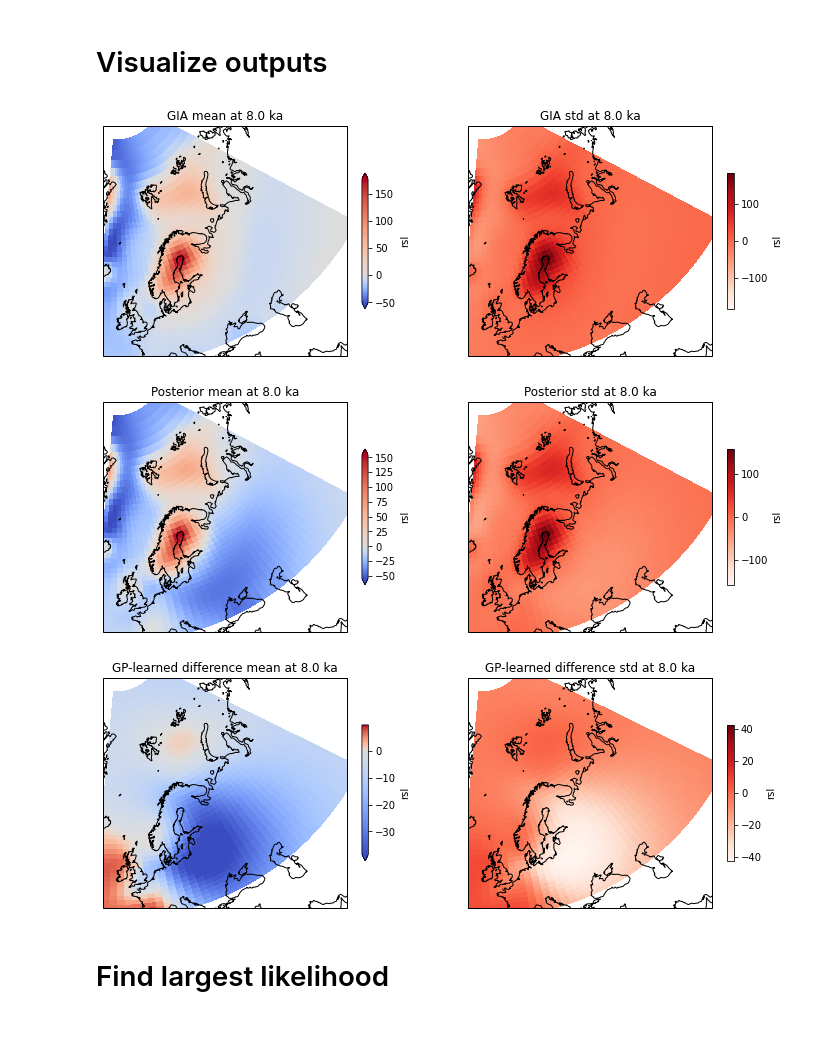
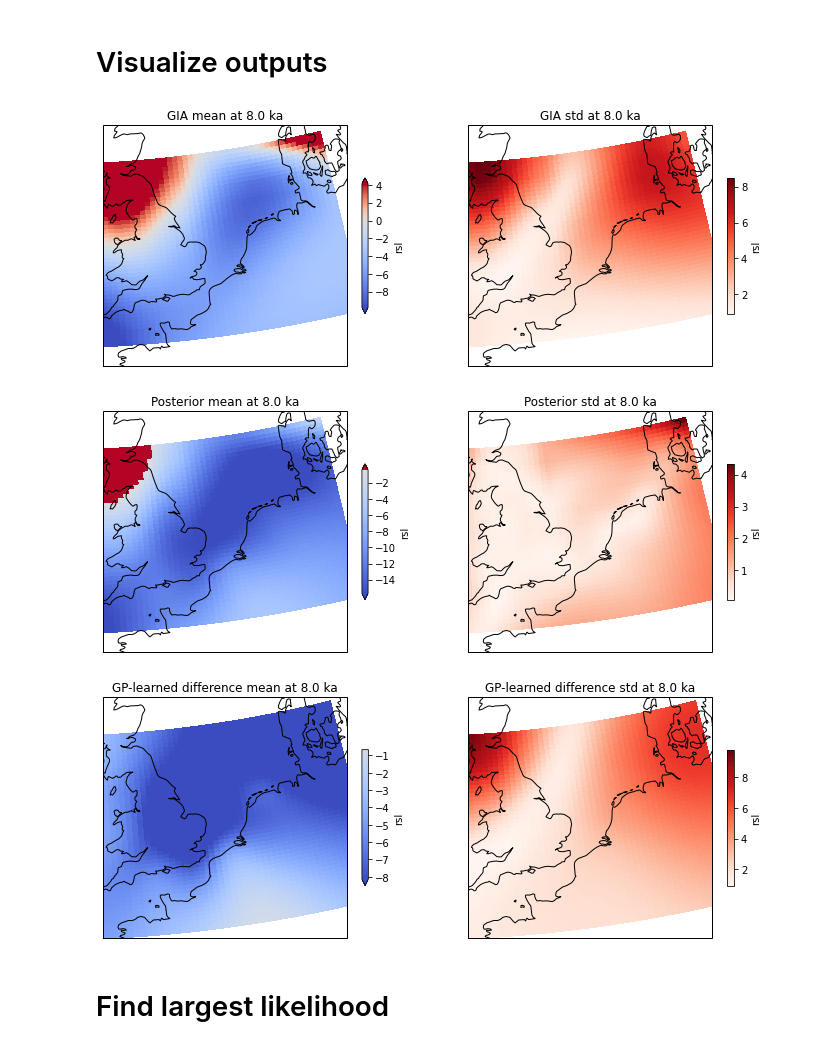
Before and after one commit to rcameronc/EU_LIG, a Jupyter notebook: rcc_notebooks/eu_lig_rccnotebook1_052020.ipynb, the cells around one changed output. Saved outputs shown, nothing was run; the diff lists cells and outputs as text; code cells hidden in the pictures.

```diff
--- a/rcc_notebooks/eu_lig_rccnotebook1_052020.ipynb
+++ b/rcc_notebooks/eu_lig_rccnotebook1_052020.ipynb
@@ -33,13 +33,13 @@ import warnings; warnings.simplefilter('ignore')
 # %%
 ####################  Initialize parameters #######################
 
-ice_model = "d6g_h6g_"
+ice_model = 'glac1d_' # "d6g_h6g_"
 lith = 'l71C'
 tmax = 12000
 tmin = 100
 agemax = round(tmax, -3) + 100
 agemin = round(tmin, -3)
-place = 'denmark_netherlands'
+place = 'northsea_uk_tight'
 
 ages = np.arange(agemin, agemax, 100)[::-1]
 
@@ -55,15 +55,23 @@ extent = locs[place]
 
 ##Get Norway data sheet from Google Drive
 sheet = 'Norway_isolation'
-df_nor = load_nordata_fromsheet(sheet, fromsheet=False)
+path = '../../data/holocene_fennoscandian_data_05132020.csv'
+
+df_nor = load_nordata_fromsheet(sheet, path, fromsheet=False)
+
+# Get Barnett data
+path = f'../../data/SciAdv_Barnett_SupplementaryDataset_S1_long.csv'
+df_barnett = import_barnett2020(path)
 
 #import khan dataset
 path = '../../data/GSL_LGM_120519_.csv'
-df_place = import_rsls(path, df_nor, tmin, tmax, extent)
+df_place = import_rsls(path, df_nor, df_barnett, tmin, tmax, extent)
 
 # # add zeros at present-day.
 # nout = 50
 # df_place = add_presday_0s(df_place, nout)
+
+
 
 # #####################  Make xarray template  #######################
 
@@ -229,11 +239,11 @@ ds_post = ds_priorplusgpr
 ds_var = ds_varp
 # %%
 # Load models
-# starttime=12000
-# ds_var = xr.open_mfdataset(glob.glob(f'output/*{starttime}*variance*'), combine='nested', concat_dim=['model'])
-# ds_zp = xr.open_mfdataset(glob.glob(f'output/*{starttime}*zp*'), combine='nested', concat_dim=['model'])
-# ds_gia = xr.open_mfdataset(glob.glob(f'output/*{starttime}*prior*'), combine='nested', concat_dim=['model'])
-# ds_post = xr.open_mfdataset(glob.glob(f'output/*{starttime}*post*'), combine='nested', concat_dim=['model'])
+starttime=12000
+ds_var = xr.open_mfdataset(glob.glob(f'output/*{ice_model}*{starttime}*variance*'), combine='nested', concat_dim=['model'])
+ds_zp = xr.open_mfdataset(glob.glob(f'output/*{ice_model}*{starttime}*zp*'), combine='nested', concat_dim=['model'])
+ds_gia = xr.open_mfdataset(glob.glob(f'output/*{ice_model}*{starttime}*prior*'), combine='nested', concat_dim=['model'])
+ds_post = xr.open_mfdataset(glob.glob(f'output/*{ice_model}*{starttime}*post*'), combine='nested', concat_dim=['model'])
 
 # make plotting convenience functions
 
@@ -244,8 +254,8 @@ def plot_fig(title, ds, age, topscale=0, bottomscale=0):
 
     ax[0].coastlines(resolution='50m')
     ax[0].set_extent(extent)
-    mean = ds.mean(dim='modelrun').load().rsl.sel(age=age, method='nearest')
-    std = ds.std(dim='modelrun').load().rsl.sel(age=age, method='nearest')
+    mean = ds.mean(dim='model').load().rsl.sel(age=age, method='nearest')
+    std = ds.std(dim='model').load().rsl.sel(age=age, method='nearest')
 
     if ds.equals(ds_gia):
         mean = mean.transpose()
@@ -257,36 +267,36 @@ def plot_fig(title, ds, age, topscale=0, bottomscale=0):
     mean.plot(ax=ax[0],
               transform=ccrs.PlateCarree(),
               cmap='coolwarm',
               norm = MidpointNormalize(vmin, vmax, 0),
              cbar_kwargs={'shrink': 0.5})
 
     ax[0].set_title(f'{title} mean at {age/1000} ka')
 
 
     ax[1].coastlines(resolution='50m')
     ax[1].set_extent(extent)
 
     vmin = std.min().values
     vmax = std.max().values
 
     std.plot(ax=ax[1],
              transform=ccrs.PlateCarree(),
              cmap='Reds',
 #              norm = MidpointNormalize(vmin, vmax, 0),
              cbar_kwargs={'shrink': 0.5}
             )
 
     ax[1].set_title(f'{title} std at {age/1000} ka')
 
     return
 
 plot_fig('GIA', ds_gia, 8000, topscale=5, bottomscale=2)
 plot_fig('Posterior', ds_post, 8000, topscale=5, bottomscale=2)
 plot_fig('GP-learned difference', ds_zp, 8000, topscale=0, bottomscale=4)
 # %% [output]
-[figure, old version]
+[figure, new version]
-[figure, old version]
+[figure, new version]
-[figure, old version]
+[figure, new version]
 # %% [markdown]
 # Find largest likelihood
 # %%
```
Also changed, not shown: parts of 7 cells of this notebook, 1 other file.
